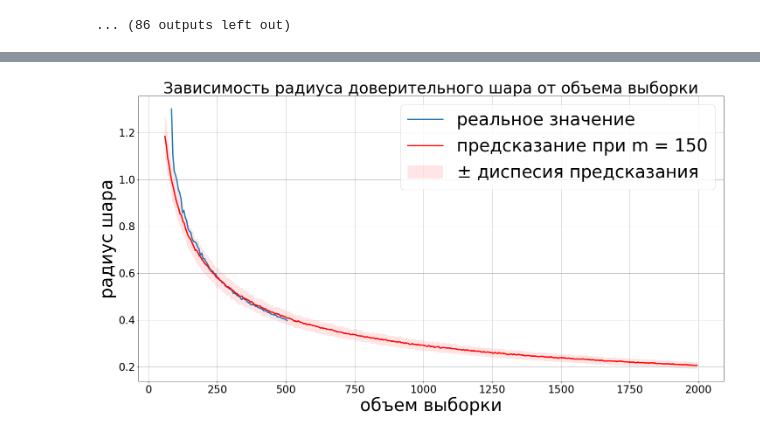
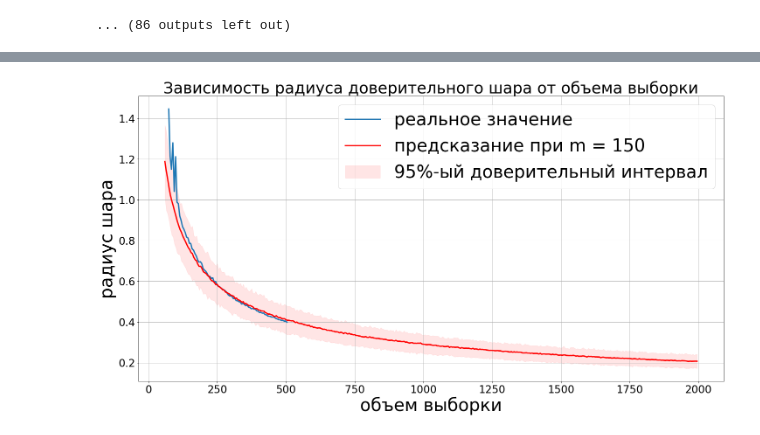
Before and after one commit to Intelligent-Systems-Phystech/2019-Project-44, a Jupyter notebook: code/basic_algorithm.ipynb, the cells around one changed output, grey strips where cells are left out. Saved outputs shown, nothing was run; the diff lists cells and outputs as text; code cells hidden in the pictures.

Commit message:
plot was modified

```diff
--- a/code/basic_algorithm.ipynb
+++ b/code/basic_algorithm.ipynb
@@ -123,7 +120,7 @@ sample_sizes = np.arange(10, 2000, 5)
 
 many_rs = []
 
-plt.plot(real_data['m'][12:], real_data['E'][12:], label='реальное значение')
+plt.plot(real_data['m'][r:], real_data['E'][r:], label='реальное значение')
 plt.title('Зависимость радиуса доверительного шара от объема выборки')
 
 for i in range(20):
@@ -134,34 +131,39 @@ for i in range(20):
     answers = []
 
     for i in range(num_iters):
         X_sub, y_sub = ut.get_subset(X_m, y_m, m // 2, duplications=False)
         model = statmodel(y_sub, X_sub)
         w_hat = ut.get_params(X_sub, y_sub)
         answers.append((-model.hessian_fixed(w_hat) / X_sub.shape[0]))
 
     answers = np.asarray(answers)
 
     i_matrix = np.linalg.inv(np.mean(answers, axis = 0))
 
     rs = []
 
     for cur_m in sample_sizes:
         rs.append(aDistribution(i_matrix / cur_m))
 
     rs = np.asarray(rs)
     many_rs.append(rs)
 
 many_rs = np.asarray(many_rs)
 
+alpha = 0.95
+
+left_q = sps.norm(loc=many_rs.mean(axis=0)[r:], scale=many_rs.std(axis=0)[r:]).ppf((1 - alpha) / 2)
+right_q = sps.norm(loc=many_rs.mean(axis=0)[r:], scale=many_rs.std(axis=0)[r:]).ppf(1 - (1 - alpha) / 2)
+
 plt.plot(sample_sizes[r:], many_rs.mean(axis=0)[r:], color='red', label='предсказание при m = {}'.format(m))
-plt.fill_between(sample_sizes[r:], many_rs.mean(axis=0)[r:] - many_rs.std(axis=0)[r:],
-                many_rs.mean(axis=0)[r:] + many_rs.std(axis=0)[r:],
-                 color='red', lw=0.7, alpha=0.1, label='$\\pm$ диспесия предсказания')
+plt.fill_between(sample_sizes[r:], left_q,right_q,
+                 color='red', lw=0.7, alpha=0.1, label='95%-ый доверительный интервал')
+
 plt.xlabel('объем выборки')
 plt.ylabel('радиус шара')
 plt.legend()
 plt.grid()
 plt.savefig('pic1.pdf', format='pdf')
 plt.show()
 # %% [output]
-[figure, old version]
+[figure, new version]
```
Also changed, not shown: parts of 2 cells of this notebook, 3 other files.
